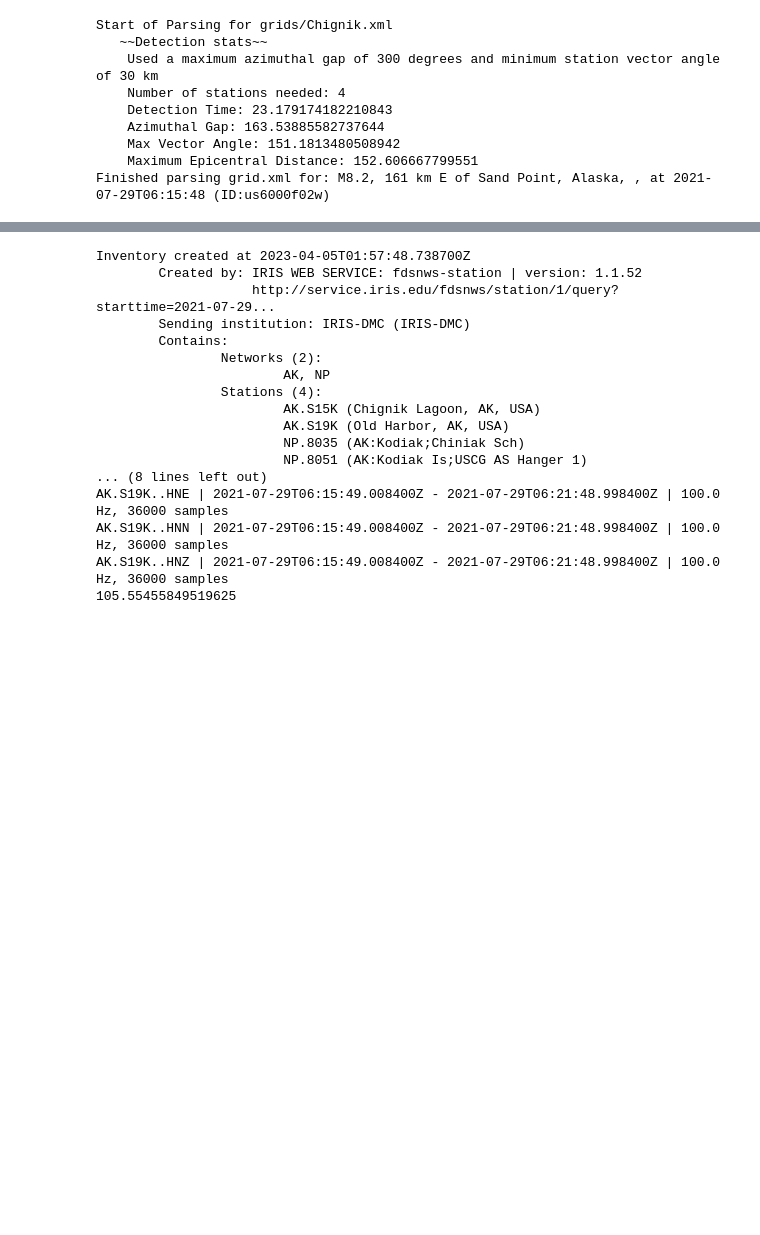
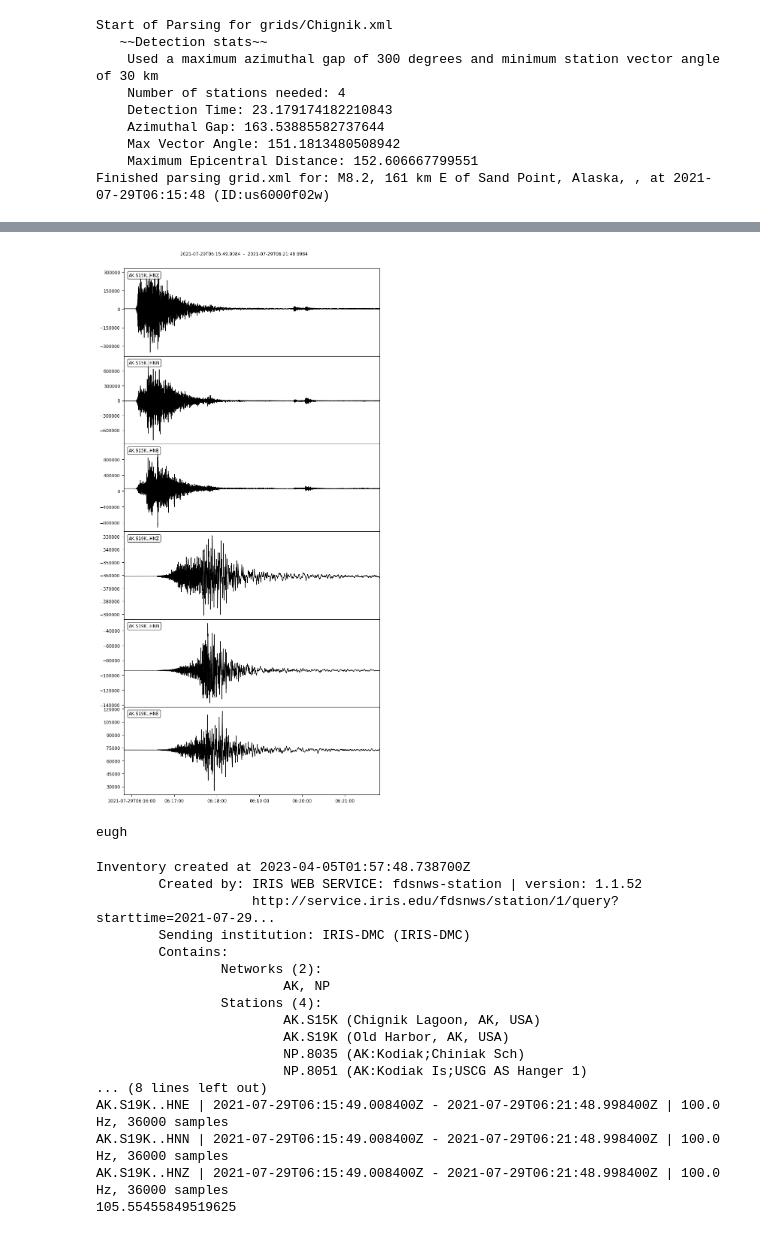
Before and after one commit to alexfozkos/ShakeMapsProcessor, a Jupyter notebook: Waveform Analysis/AppVel Chignik.ipynb, the cells around one changed output, grey strips where cells are left out. Saved outputs shown, nothing was run; the diff lists cells and outputs as text; code cells hidden in the pictures; blank space fills up the shorter version.

```diff
--- a/Waveform Analysis/AppVel Chignik.ipynb
+++ b/Waveform Analysis/AppVel Chignik.ipynb
@@ -44,10 +44,10 @@ station_data = {}
 or_time = '2021-07-29T06:15:49'
 or_time = UTCDateTime(or_time)
 starttime = or_time
-endtime = or_time + 360
+endtime = or_time - 360
 
 network = 'AK,NP'
-stations = 'S15K,S19K,8051,8035'
+stations = 'S19K,S15K,8051,8035'
 # stations = stations.split(',')
 
 channel = 'HN?'
@@ -60,3 +85,9 @@ inv = client.get_stations(network=network, station=stations, location="*", chann
+# %%
+st.plot(equal_scale=False)
+print('eugh')
+# %% [output]
+[figure, added]
+eugh
 # %%
 # EQ related information
 for net in inv:
```
Also changed, not shown: parts of 2 cells of this notebook, 5 other files.
